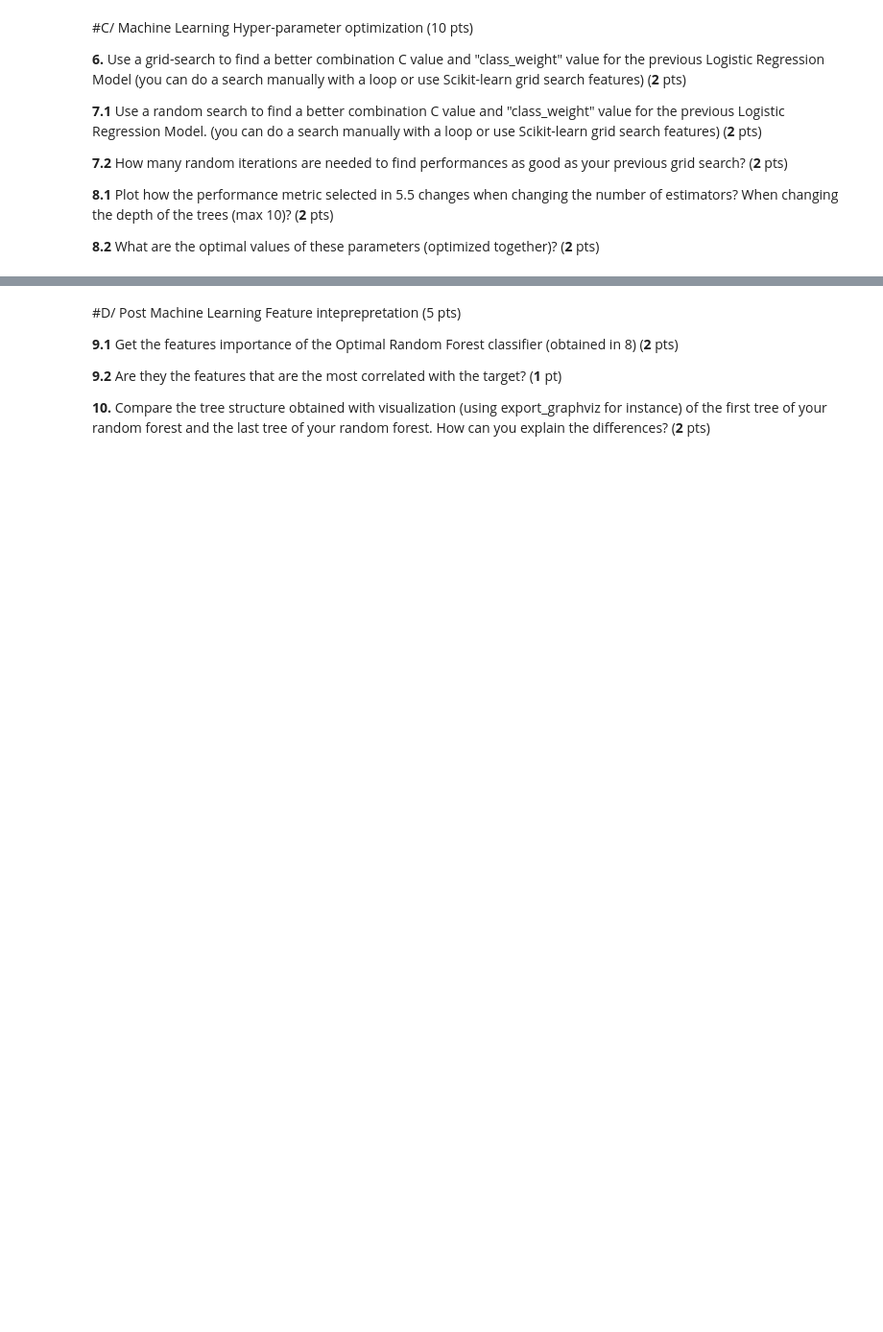
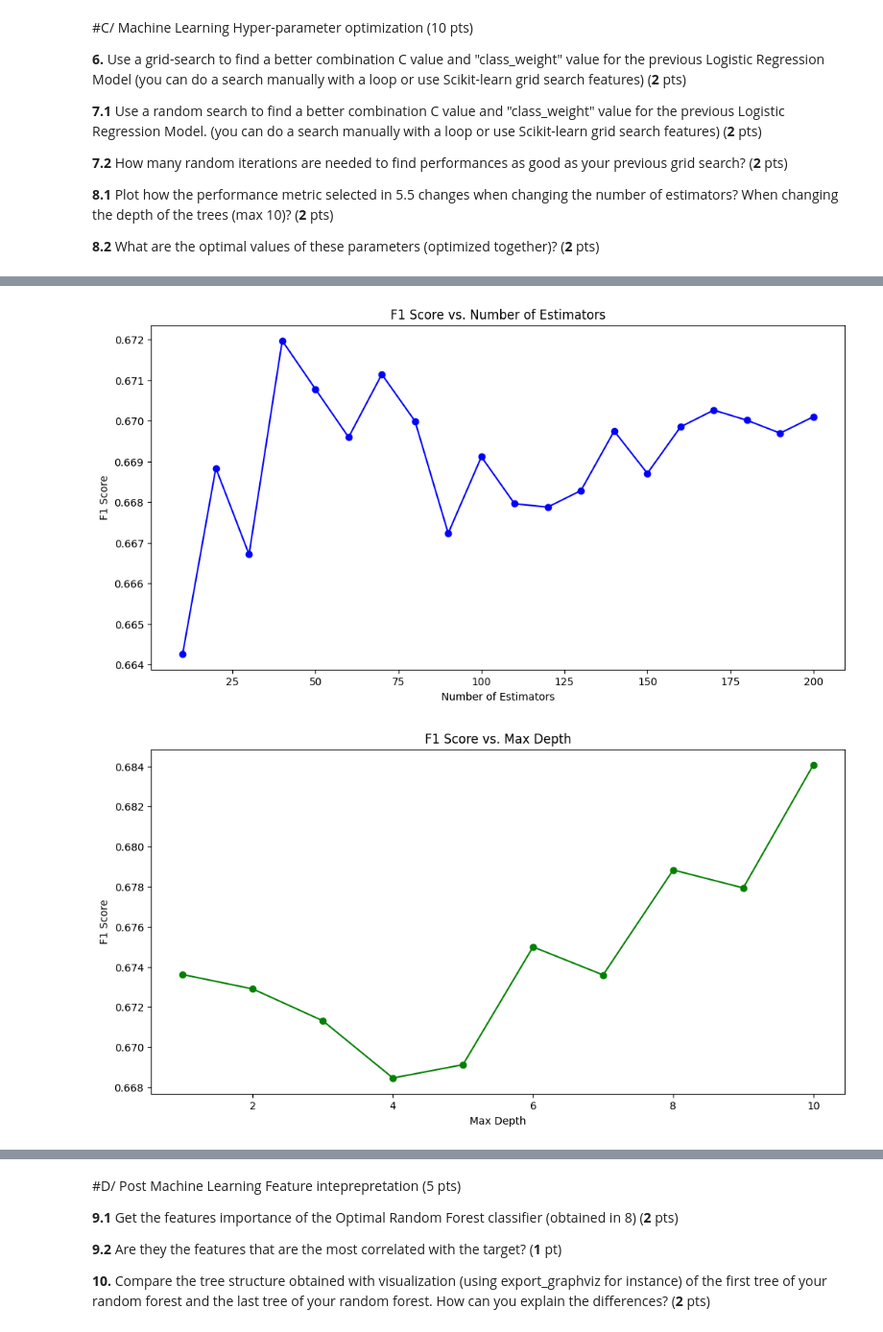
Before and after one commit to doubavitch/advanced-ml-project, a Jupyter notebook: Part 2.ipynb, the cells around one changed output, grey strips where cells are left out. Shown at 96% size. Drawn from its saved outputs; the diff is of its cells as text; code cells hidden in the pictures; blank space fills up the shorter version.

```diff
--- a/Part 2.ipynb
+++ b/Part 2.ipynb
@@ -205,12 +205,11 @@ my_dataset
 
 '''
 In order to significantly reduce the run time of the following tasks, we choose to downsample our dataset and only
-use the first 300000 rows of our dataframe.
+use a sample of 10000 rows of our dataframe.
 We still keep a copy of the original dataframe, in case we need it later.
 '''
 my_dataset_full = my_dataset.copy()
-my_dataset = my_dataset[:300000]
-
+my_dataset = my_dataset.sample(n=10000, random_state=1)
 
 from sklearn.ensemble import RandomForestRegressor
 from sklearn.preprocessing import PolynomialFeatures
@@ -250,7 +249,6 @@ def expand_features(df, features_to_expand):
 
     return df
 
-# Example Usage:
 important_features = get_important_features(df=my_dataset, target_column='TARGET', n=5)
 my_dataset = expand_features(df=my_dataset, features_to_expand=important_features)
 # %%
@@ -491,0 +491,33 @@ print("Best F1 Score from Random Search:", best_score_random)
+# %%
+from sklearn.model_selection import RandomizedSearchCV
+import numpy as np
+
+# Define the parameter distribution for Logistic Regression
+param_dist = {
+    'C': [0.0001, 0.001, 0.01, 0.1, 1, 10],
+    'class_weight': [None, 'balanced']
+}
+
+# Initialize a dictionary to store results for each iteration count
+results_by_iterations = {}
+
+# Loop over different iteration counts
+for n_iter in range(1, 10, 1):
+    print(f"Running RandomizedSearchCV with n_iter={n_iter}...")
+
+    # RandomizedSearchCV with current n_iter
+    rdm_search = RandomizedSearchCV(estimator=log_reg, param_distributions=param_dist, n_iter=n_iter, cv=5, scoring='f1', n_jobs=-1, random_state=42)
+    rdm_search.fit(X_train_scaled, y_train)
+
+    # Store the best parameters and score for this n_iter
+    best_params = rdm_search.best_params_
+    best_score = rdm_search.best_score_
+    results_by_iterations[n_iter] = {'Best Parameters': best_params, 'Best Score': best_score}
+
+    print(f"Best Parameters for n_iter={n_iter}: {best_params}")
+    print(f"Best F1 Score for n_iter={n_iter}: {best_score}\n")
+
+# Print summarized results for all iteration counts
+print("\nSummary of Random Search Results:")
+for n_iter, results in results_by_iterations.items():
+    print(f"n_iter={n_iter}: Best Score={results['Best Score']}, Best Parameters={results['Best Parameters']}")
@@ -499,40 +635,43 @@ from sklearn.ensemble import RandomForestClassifier
 from sklearn.model_selection import cross_val_score
 
 # Define range of values for n_estimators and max_depth
-n_estimators_range = [10, 50, 100, 200, 300]
-max_depth_range = list(range(1, 11))
+n_estimators_range = range(10, 210, 10)
+max_depth_range = range(1, 11)
 
 # Store scores
 f1_scores_n_estimators = []
 f1_scores_max_depth = []
 
 # Evaluate impact of n_estimators with fixed max_depth (e.g., max_depth=5)
 for n in n_estimators_range:
     rf_clf = RandomForestClassifier(n_estimators=n, max_depth=5, random_state=42)
     scores = cross_val_score(rf_clf, X_train, y_train, cv=5, scoring='f1')
     f1_scores_n_estimators.append(scores.mean())
 
 # Plot F1 Score vs. n_estimators
 plt.figure(figsize=(12, 6))
 plt.plot(n_estimators_range, f1_scores_n_estimators, marker='o', color='b')
 plt.title("F1 Score vs. Number of Estimators")
 plt.xlabel("Number of Estimators")
 plt.ylabel("F1 Score")
 plt.show()
 
 # Evaluate impact of max_depth with fixed n_estimators (e.g., n_estimators=100)
 for depth in max_depth_range:
     rf_clf = RandomForestClassifier(n_estimators=100, max_depth=depth, random_state=42)
-    scores = cross_val_score(rf_clf, X_train, y_train, cv=5, scoring='f1')
+    scores = cross_val_score(rf_clf, X_train, y_train, scoring='f1')
     f1_scores_max_depth.append(scores.mean())
 
 # Plot F1 Score vs. max_depth
 plt.figure(figsize=(12, 6))
 plt.plot(max_depth_range, f1_scores_max_depth, marker='o', color='g')
 plt.title("F1 Score vs. Max Depth")
 plt.xlabel("Max Depth")
 plt.ylabel("F1 Score")
 plt.show()
+# %% [output]
+[figure, added]
+[figure, added]
 # %%
 ## 8.2
 
```
Also changed, not shown: parts of 15 cells of this notebook.
